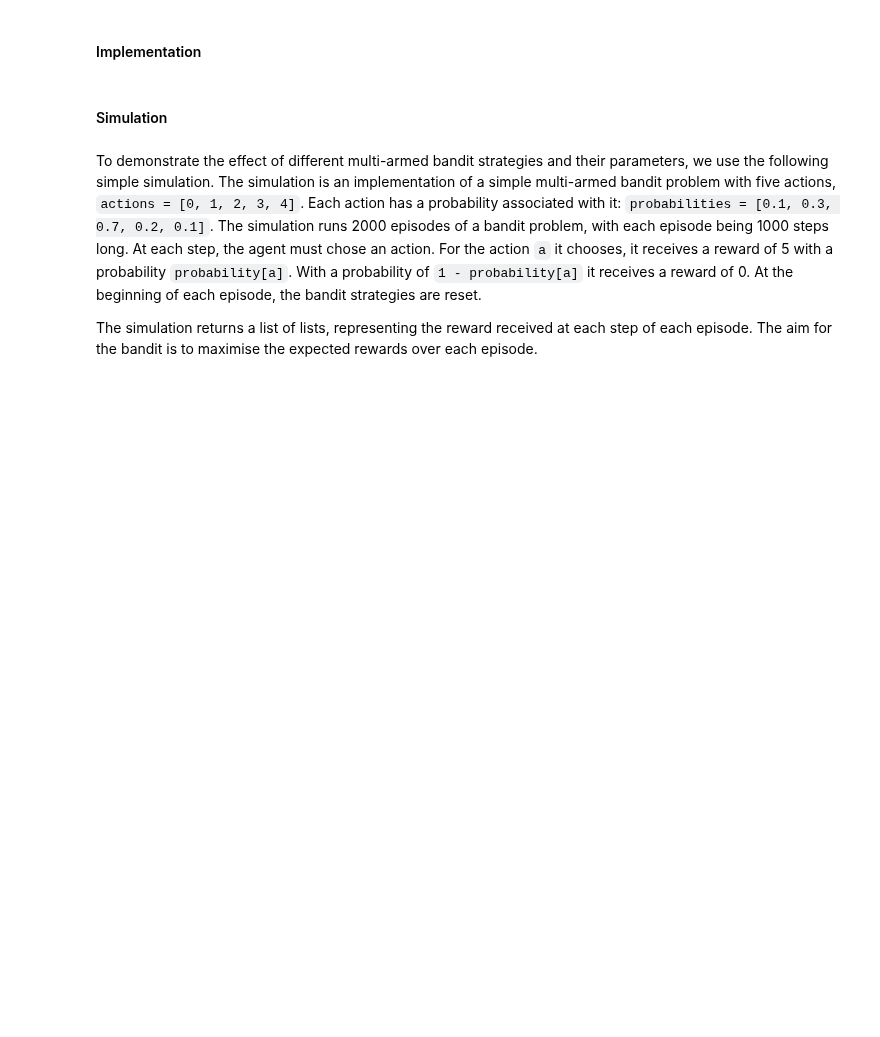
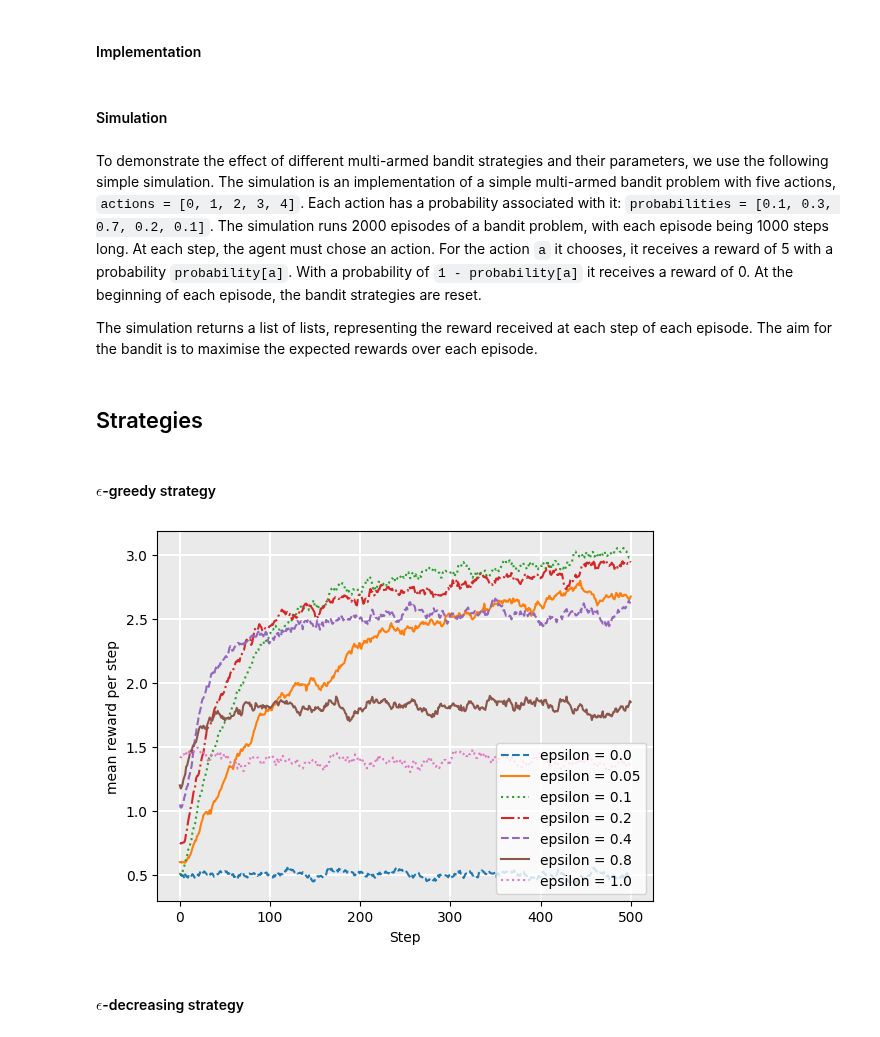
Before and after one commit to yshenbj/rl, a Jupyter notebook: rl_tutorial/multi-armed_bandits.ipynb, the cells around one changed output. Drawn from its saved outputs; the diff is of its cells as text; code cells hidden in the pictures; blank space fills up the shorter version.

```diff
--- a/rl_tutorial/multi-armed_bandits.ipynb
+++ b/rl_tutorial/multi-armed_bandits.ipynb
@@ -147,0 +150,47 @@ def run_bandit(bandit, episodes=200, episode_length=500, drift=True):
+# %% [markdown]
+## Strategies
+# %% [markdown]
+#### $\epsilon$-greedy strategy
+# %%
+class EpsilonGreedy(MultiArmedBandit):
+    def __init__(self, epsilon=0.1):
+        self.epsilon = epsilon
+
+    def reset(self):
+        pass
+
+    def select(self, state, actions, qfunction):
+        # Select a random action with epsilon probability
+        if random.random() < self.epsilon:
+            return random.choice(actions)
+        arg_max_q = qfunction.get_argmax_q(state, actions)
+        return arg_max_q
+# %%
+def plot_epsilon_greedy(drift=False):
+    epsilon000 = run_bandit(EpsilonGreedy(epsilon=0.00), drift=drift)
+    epsilon005 = run_bandit(EpsilonGreedy(epsilon=0.05), drift=drift)
+    epsilon01 = run_bandit(EpsilonGreedy(epsilon=0.1), drift=drift)
+    epsilon02 = run_bandit(EpsilonGreedy(epsilon=0.2), drift=drift)
+    epsilon04 = run_bandit(EpsilonGreedy(epsilon=0.4), drift=drift)
+    epsilon08 = run_bandit(EpsilonGreedy(epsilon=0.8), drift=drift)
+    epsilon10 = run_bandit(EpsilonGreedy(epsilon=1.0), drift=drift)
+
+    Plot.plot_rewards(
+        [
+            "epsilon = 0.0",
+            "epsilon = 0.05",
+            "epsilon = 0.1",
+            "epsilon = 0.2",
+            "epsilon = 0.4",
+            "epsilon = 0.8",
+            "epsilon = 1.0",
+        ],
+        [epsilon000, epsilon005, epsilon01, epsilon02, epsilon04, epsilon08, epsilon10],
+    )
+
+
+plot_epsilon_greedy()
+# %% [output]
+[figure, added]
+# %% [markdown]
+#### $\epsilon$-decreasing strategy
```
Also changed, not shown: parts of 14 cells of this notebook.
